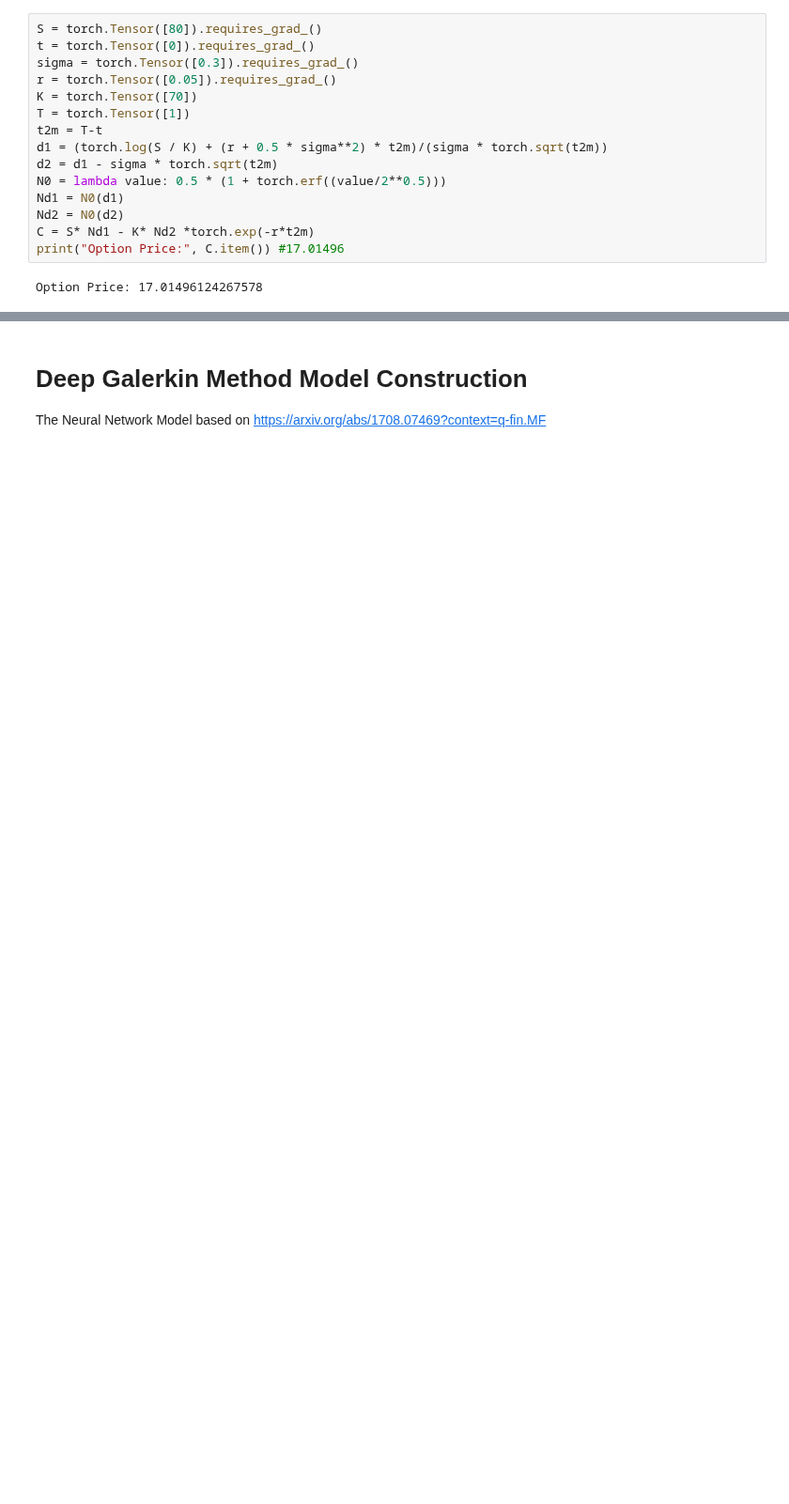
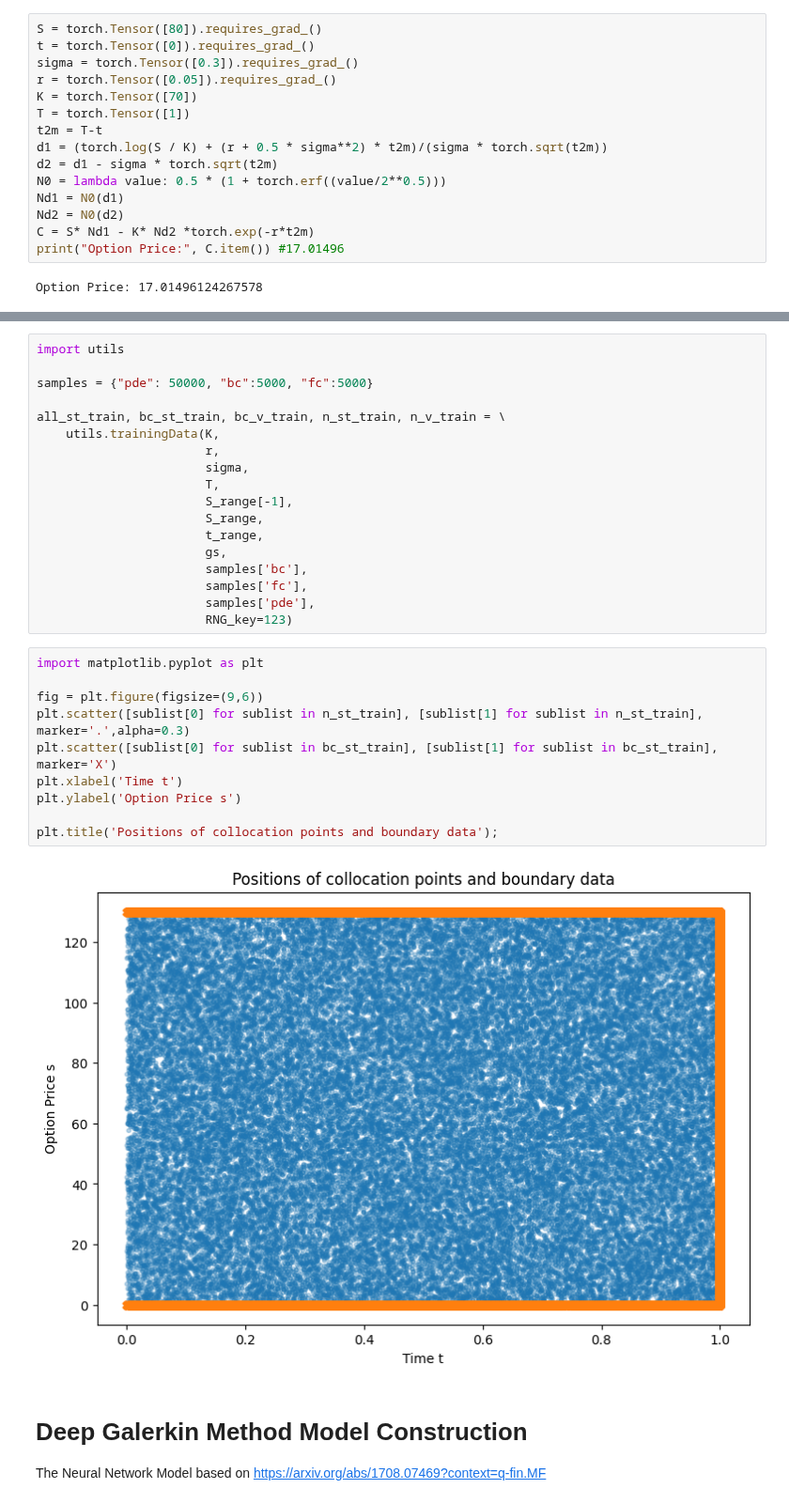
Before and after one commit to HengruiBaiCN/Honor, a Jupyter notebook: Physics_Informed_Neural_Network/pytorch/PINN.ipynb, the cells around one changed output, grey strips where cells are left out. Shown at 94% size. Drawn from its saved outputs; the diff is of its cells as text; blank space fills up the shorter version.

Commit message:
training

```diff
--- a/Physics_Informed_Neural_Network/pytorch/PINN.ipynb
+++ b/Physics_Informed_Neural_Network/pytorch/PINN.ipynb
@@ -126,3 +104,33 @@ def get_bvp_data(n):
+# %%
+import utils
+
+samples = {"pde": 50000, "bc":5000, "fc":5000}
+
+all_st_train, bc_st_train, bc_v_train, n_st_train, n_v_train = \
+    utils.trainingData(K,
+                       r,
+                       sigma,
+                       T,
+                       S_range[-1],
+                       S_range,
+                       t_range,
+                       gs,
+                       samples['bc'],
+                       samples['fc'],
+                       samples['pde'],
+                       RNG_key=123)
+# %%
+import matplotlib.pyplot as plt
+
+fig = plt.figure(figsize=(9,6))
+plt.scatter([sublist[0] for sublist in n_st_train], [sublist[1] for sublist in n_st_train], marker='.',alpha=0.3)
+plt.scatter([sublist[0] for sublist in bc_st_train], [sublist[1] for sublist in bc_st_train], marker='X')
+plt.xlabel('Time t')
+plt.ylabel('Option Price s')
+
+plt.title('Positions of collocation points and boundary data');
+# %% [output]
+[figure, added]
 # %% [markdown]
 # Deep Galerkin Method Model Construction
 
```
Also changed, not shown: parts of 13 cells of this notebook, 6 other files.
